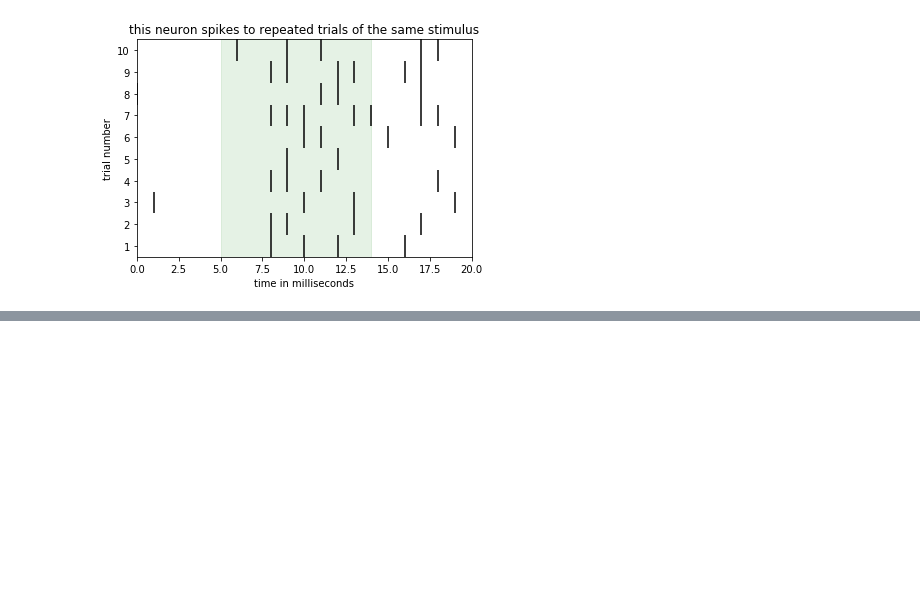
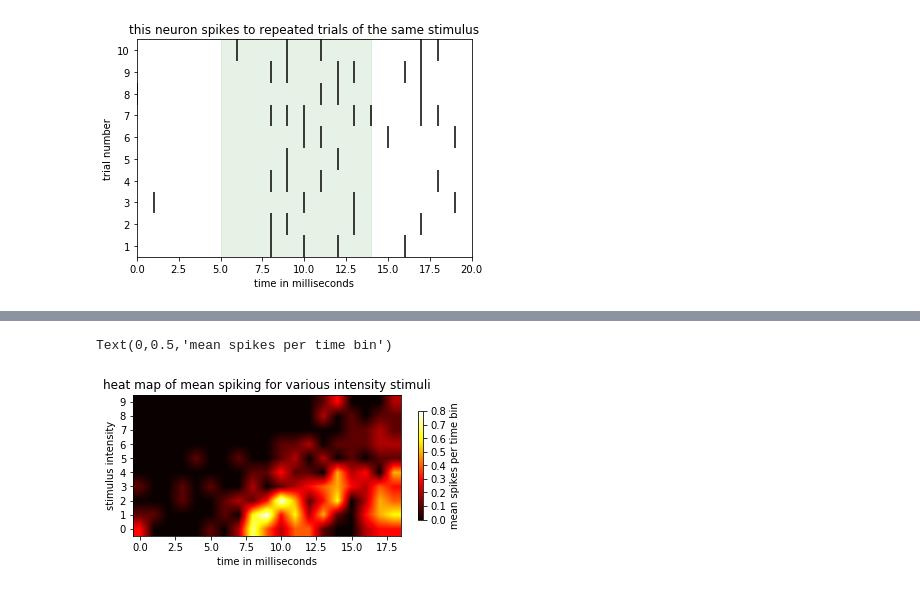
Before and after one commit to egmcbride/Neural_Data_Science_practice, a Jupyter notebook: Chapter 3- Wrangling spike trains.ipynb, the cells around one changed output, grey strips where cells are left out. Saved outputs shown, nothing was run; the diff lists cells and outputs as text; code cells hidden in the pictures; blank space fills up the shorter version.

```diff
--- a/Chapter 3- Wrangling spike trains.ipynb
+++ b/Chapter 3- Wrangling spike trains.ipynb
@@ -67,0 +150,25 @@ plt.show()
+# %%
+# heat map
+
+#print(nbar.keys())
+
+nbar_sort={};
+
+for key in sorted(nbar.keys()):
+    #print(key)
+    nbar_sort[key]=nbar[key]
+    #print(nbar[key])
+
+fig=plt.figure()
+ax=plt.subplot(111)
+aa=ax.imshow(nbar_sort.values(),cmap='hot',interpolation='bilinear')
+
+plt.yticks([x for x in range(10)],[str(x) for x in range(10)[::-1]])
+plt.ylabel('stimulus intensity')
+plt.xlabel('time in milliseconds')
+plt.title('heat map of mean spiking for various intensity stimuli')
+cb=fig.colorbar(aa,shrink=0.5)
+cb.ax.set_ylabel('mean spikes per time bin')
+# %% [output]
+Text(0,0.5,'mean spikes per time bin')
+[figure, added]
```
Also changed, not shown: parts of 3 cells of this notebook, 3 other files.
